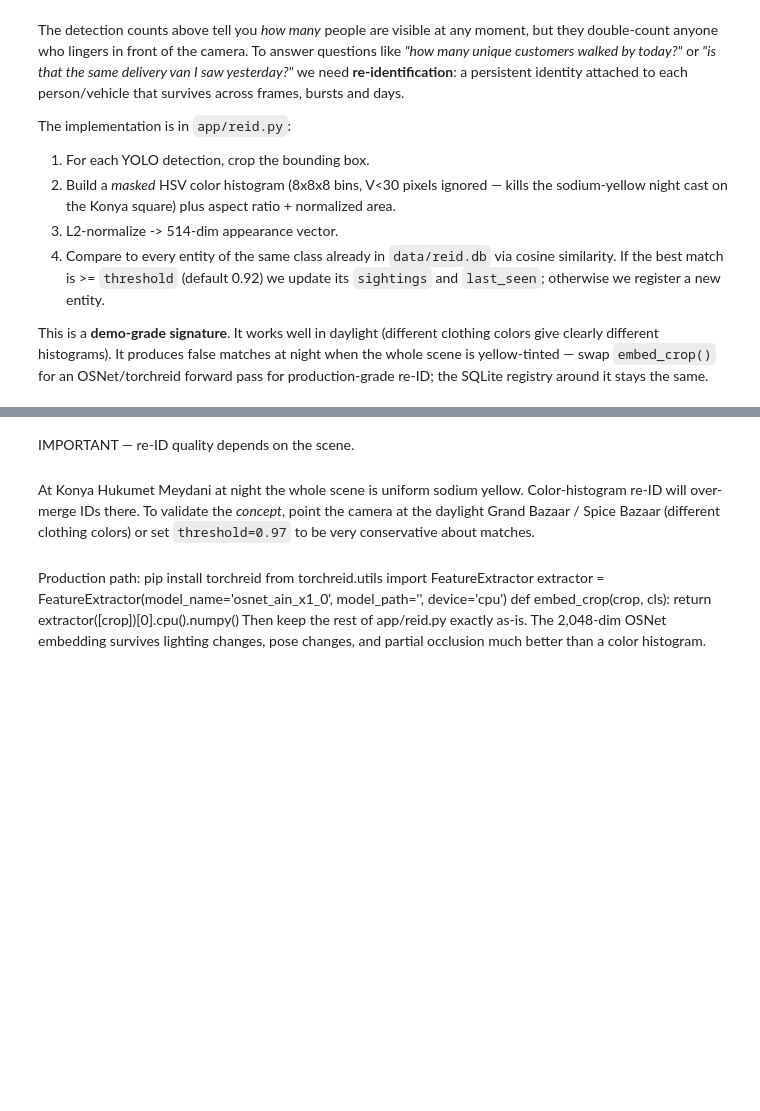
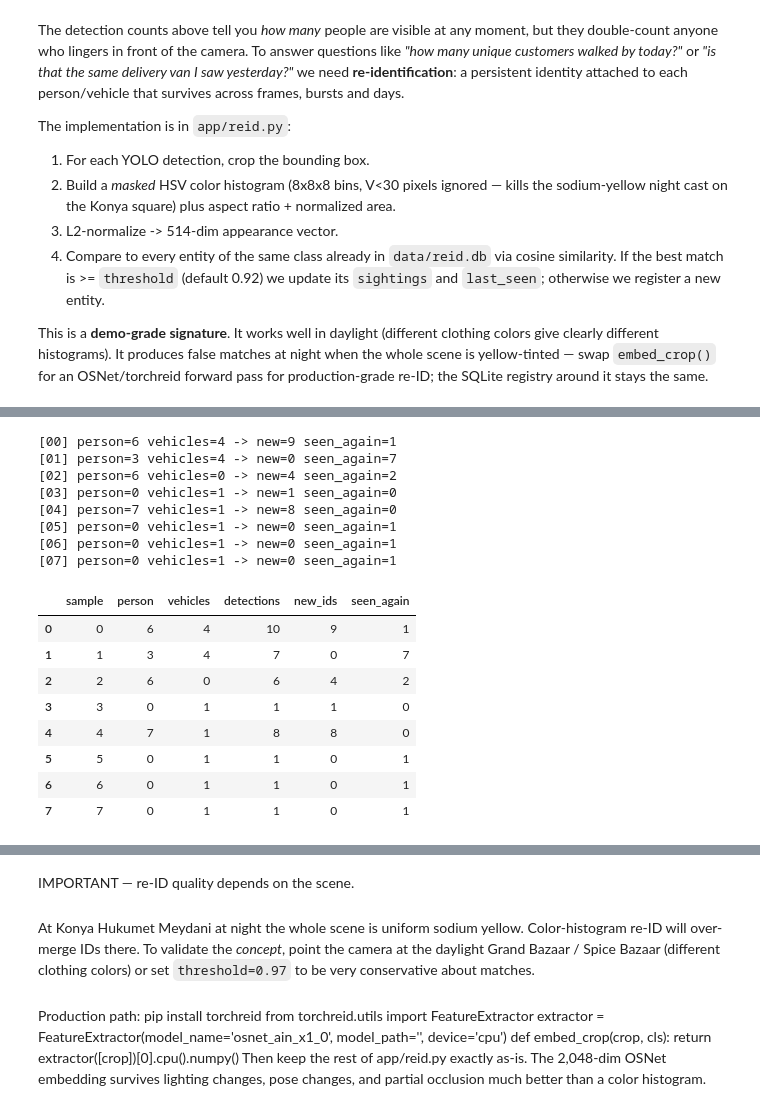
Before and after one commit to orarr2/Turkey-Business-Activity-Streamlit-Real-time-YOLOv8-of-crowd-detection, a Jupyter notebook: notebooks/turkey_business_activity.ipynb, the cells around one changed output, grey strips where cells are left out. Drawn from its saved outputs; the diff is of its cells as text; code cells hidden in the pictures; blank space fills up the shorter version.

```diff
--- a/notebooks/turkey_business_activity.ipynb
+++ b/notebooks/turkey_business_activity.ipynb
@@ -232,25 +288,44 @@ print('feeding re-ID from', cam['name'])
 # %%
 # Sample N frames every `interval_s` seconds, run YOLO on each, push every detection
-# through the re-ID registry. ~2 minutes is enough to see returning IDs appear.
-N_SAMPLES, INTERVAL_S, CONF = 20, 6, 0.25
+# through the re-ID registry. Short loop here so the notebook completes; the collector
+# daemon does the real long-running version.
+N_SAMPLES, INTERVAL_S, CONF = 8, 5, 0.25
 
 rows = []
 for i in range(N_SAMPLES):
     f = grab_frame(stream_url)
     if f is None:
         print(f'[{i:02d}] miss'); time.sleep(INTERVAL_S); continue
     counts, boxes = detect_with_boxes(model, f, conf=CONF)
     results = reid.update_from_frame(CAM_ID, f, boxes)
     new = sum(r.is_new for r in results)
     seen_again = len(results) - new
     rows.append({'sample': i, 'person': counts['person'], 'vehicles': counts['vehicles'],
                  'detections': len(boxes), 'new_ids': new, 'seen_again': seen_again})
     print(f'[{i:02d}] person={counts["person"]} vehicles={counts["vehicles"]} '
           f'-> new={new} seen_again={seen_again}')
     time.sleep(INTERVAL_S)
 
 reid_df = pd.DataFrame(rows)
 reid_df
+# %% [output]
+[00] person=6 vehicles=4 -> new=9 seen_again=1
+[01] person=3 vehicles=4 -> new=0 seen_again=7
+[02] person=6 vehicles=0 -> new=4 seen_again=2
+[03] person=0 vehicles=1 -> new=1 seen_again=0
+[04] person=7 vehicles=1 -> new=8 seen_again=0
+[05] person=0 vehicles=1 -> new=0 seen_again=1
+[06] person=0 vehicles=1 -> new=0 seen_again=1
+[07] person=0 vehicles=1 -> new=0 seen_again=1
+|  | sample | person | vehicles | detections | new_ids | seen_again |
+| 0 | 0 | 6 | 4 | 10 | 9 | 1 |
+| 1 | 1 | 3 | 4 | 7 | 0 | 7 |
+| 2 | 2 | 6 | 0 | 6 | 4 | 2 |
+| 3 | 3 | 0 | 1 | 1 | 1 | 0 |
+| 4 | 4 | 7 | 1 | 8 | 8 | 0 |
+| 5 | 5 | 0 | 1 | 1 | 0 | 1 |
+| 6 | 6 | 0 | 1 | 1 | 0 | 1 |
+| 7 | 7 | 0 | 1 | 1 | 0 | 1 |
 # %%
 # Roll-up: how many unique entities did we see? how many came back >=3 times?
 stats = reid.stats(CAM_ID)
```
Also changed, not shown: parts of 13 cells of this notebook, 15 other files.
